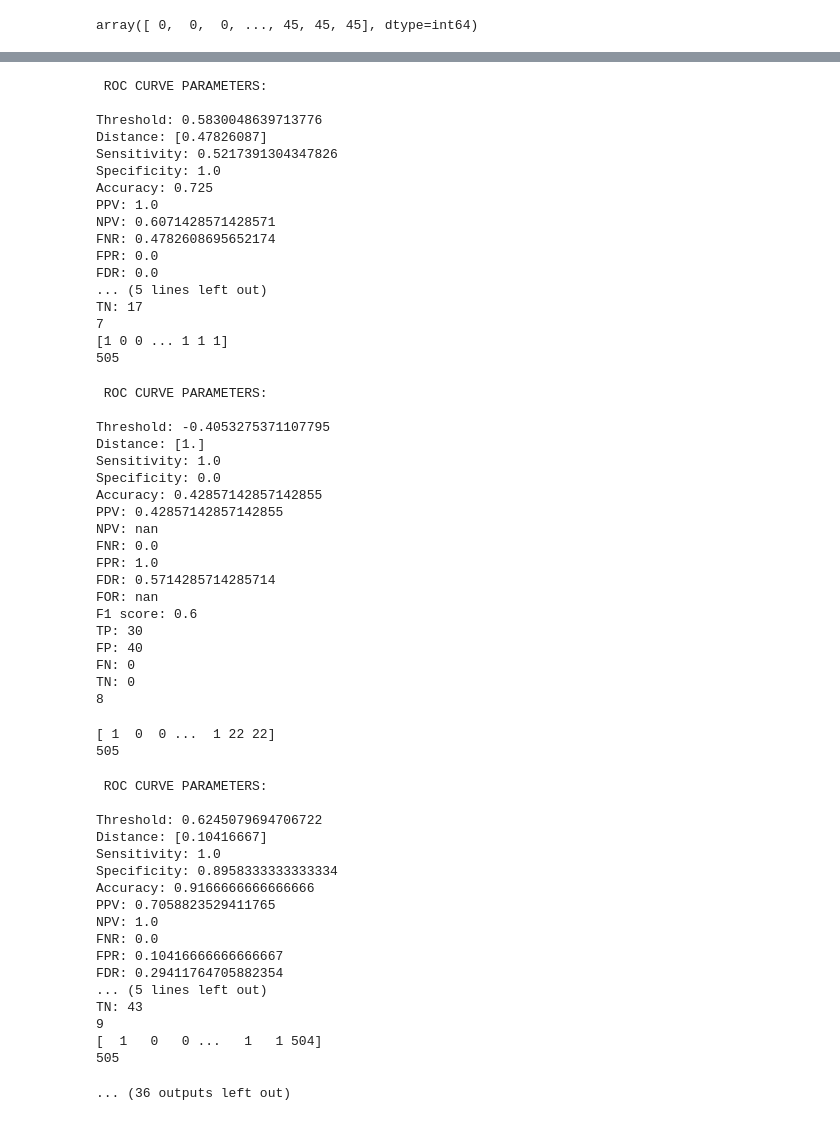
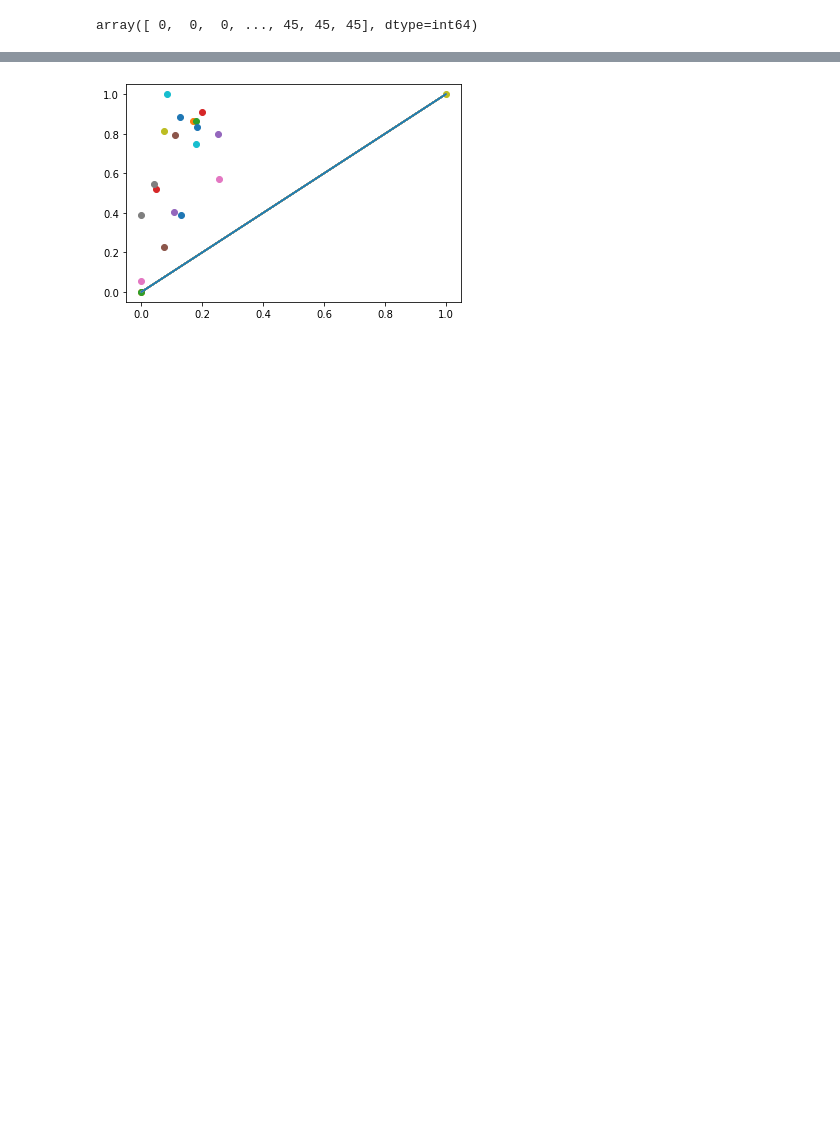
Before and after one commit to kunasyl/clustering_algorithms_comparison, a Jupyter notebook: all_algorithms_new.ipynb, the cells around one changed output, grey strips where cells are left out. Drawn from its saved outputs; the diff is of its cells as text; code cells hidden in the pictures; blank space fills up the shorter version.

```diff
--- a/all_algorithms_new.ipynb
+++ b/all_algorithms_new.ipynb
@@ -168,7 +324,7 @@ def clus_en_matrix(X, L):
     l=L
     n = len(X)
     #for l in range(1,L+1):
-    C = DBSCAN(eps=l, min_samples=3).fit(X)
+    C = DBSCAN(eps=l, min_samples=5).fit(X)
     c_mem = C.labels_
     c_mem[c_mem==-1]=1
     print(c_mem)
@@ -191,6 +340,9 @@ clus_en_matrix(X, 8)  # to which clusters belongs to
 # %%
 pd.set_option('display.max_columns', 6)
 # %%
+import warnings
+warnings.filterwarnings('ignore')
+
 for n_file in range(n_files):
     inp_files = [i for i in range(n_files) if i!=n_file] + [n_file]
     inp = []
@@ -268,6 +420,15 @@ for n_file in range(n_files):
 
     class11 = Ft[Y_true_test==2, 0]  # negative
     class21 = Ft[Y_true_test==1, 0]  # positive
-    roc_curve(class11, class21, 1)
+    # roc_curve(class11, class21, 1)
     print(n_file)
+
+    roc_data = roc_curve(class11, class21, 1, 1)
+    plt.plot(roc_data['threshold_x'], roc_data['threshold_x'])
+    plt.scatter(roc_data['x'], roc_data['y'])
+plt.title('roc_curve')
+plt.xlabel('1-specificity')
+plt.ylabel('sensitivity')
+
+plt.show()
 # %% [output]
@@ -395,56 +453 @@ TN: 32
- ROC CURVE PARAMETERS:
-
-Threshold: 0.5830048639713776
-Distance: [0.47826087]
-Sensitivity: 0.5217391304347826
-Specificity: 1.0
-Accuracy: 0.725
-PPV: 1.0
-NPV: 0.6071428571428571
-FNR: 0.4782608695652174
-FPR: 0.0
-FDR: 0.0
-... (5 lines left out)
-TN: 17
-7
-[1 0 0 ... 1 1 1]
-505
- ROC CURVE PARAMETERS:
-
-Threshold: -0.4053275371107795
-Distance: [1.]
-Sensitivity: 1.0
-Specificity: 0.0
-Accuracy: 0.42857142857142855
-PPV: 0.42857142857142855
-NPV: nan
-FNR: 0.0
-FPR: 1.0
-FDR: 0.5714285714285714
-FOR: nan
-F1 score: 0.6
-TP: 30
-FP: 40
-FN: 0
-TN: 0
-8
-[ 1  0  0 ...  1 22 22]
-505
- ROC CURVE PARAMETERS:
-
-Threshold: 0.6245079694706722
-Distance: [0.10416667]
-Sensitivity: 1.0
-Specificity: 0.8958333333333334
-Accuracy: 0.9166666666666666
-PPV: 0.7058823529411765
-NPV: 1.0
-FNR: 0.0
-FPR: 0.10416666666666667
-FDR: 0.29411764705882354
-... (5 lines left out)
-TN: 43
-9
-[  1   0   0 ...   1   1 504]
-505
-... (36 outputs left out)
+[figure, added]
```
Also changed, not shown: parts of 44 cells of this notebook, 2 other files.
